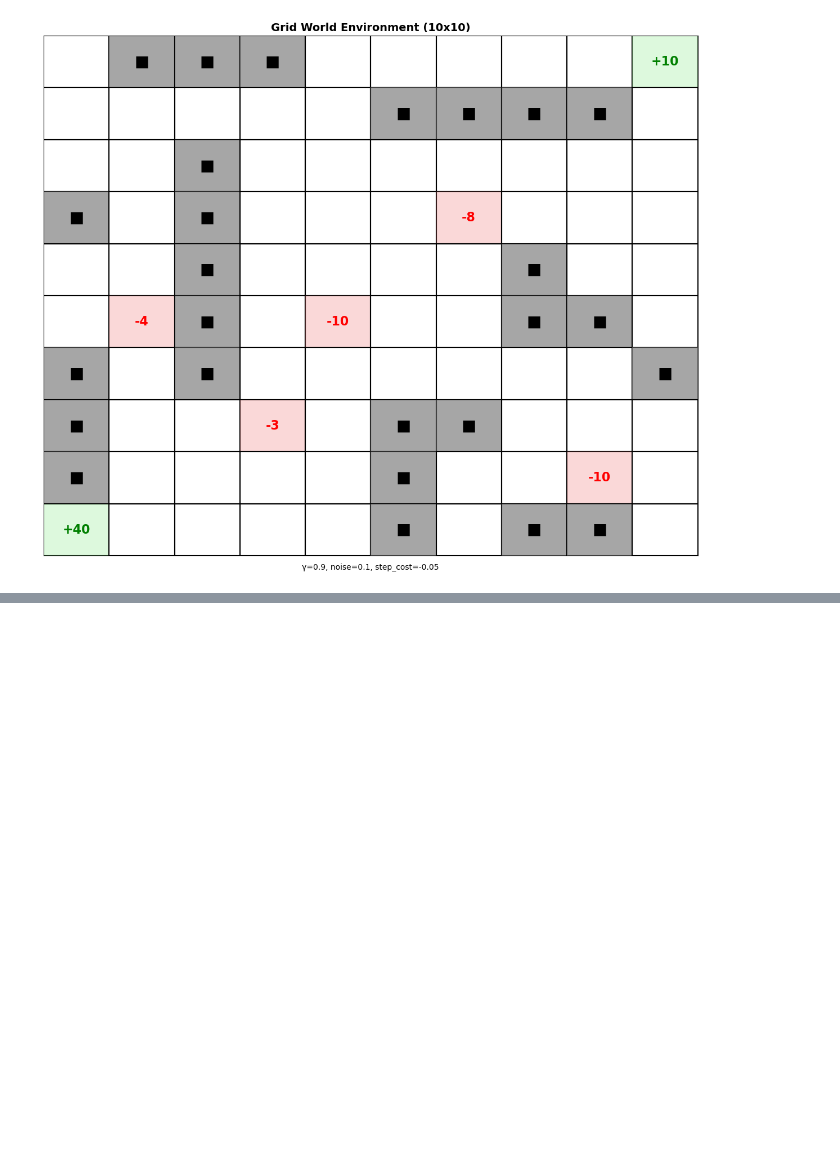
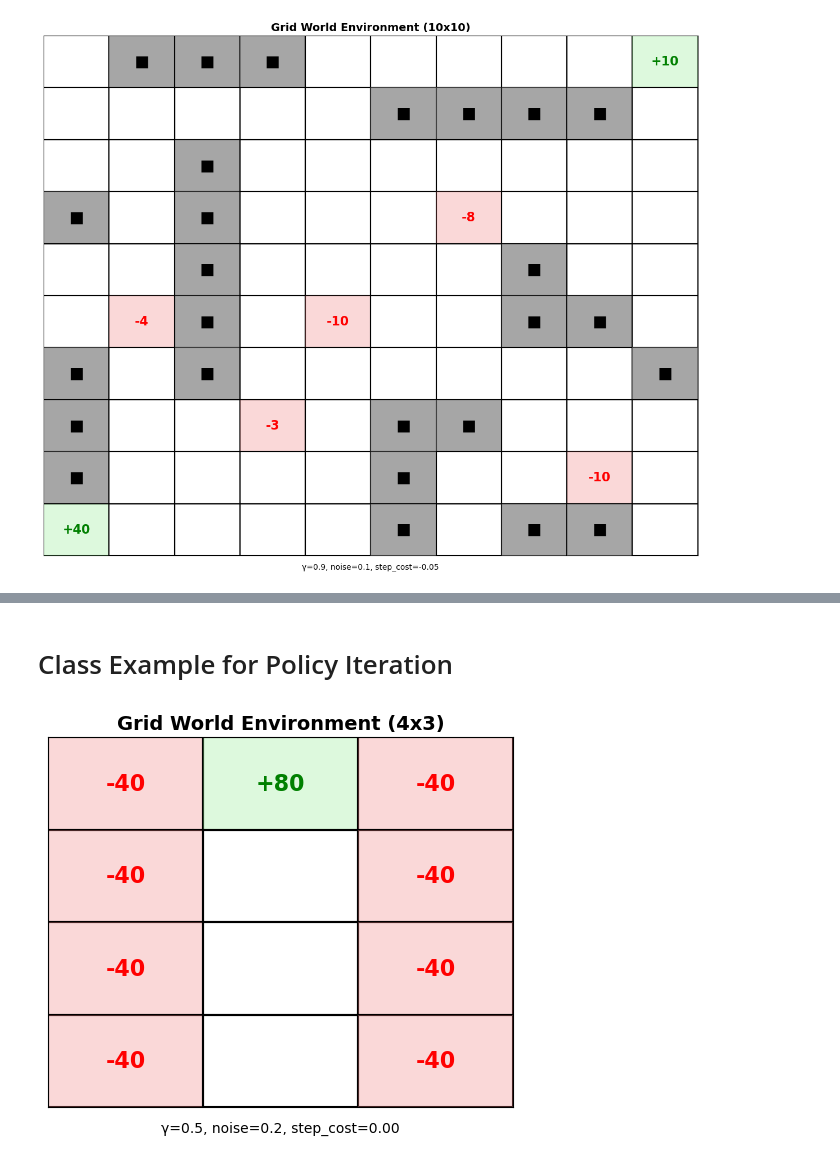
Before and after one commit to karpekov/cs3600-mdp-gridworld, a Jupyter notebook: gridworld_mdp.ipynb, the cells around one changed output, grey strips where cells are left out. Saved outputs shown, nothing was run; the diff lists cells and outputs as text; code cells hidden in the pictures; blank space fills up the shorter version.

```diff
--- a/gridworld_mdp.ipynb
+++ b/gridworld_mdp.ipynb
@@ -233,3 +233,49 @@ widgets = custom_env.create_visualization_widgets()
 VBox(children=(HBox(children=(RadioButtons(description='Algorithm:', layout=Layout(width='200px'), options=('V…
 [interactive output not drawn]
 [interactive output not drawn]
+# %% [markdown]
+# Class Example for Policy Iteration
+# %%
+ROWS = 4
+COLS = 3
+GAMMA = 0.5
+NOISE = 0.2
+STEP_COST = 0
+FORMULA_TYPE = 'BERKELEY'
+
+# Create 10x10 environment
+policy_iteration_env = GridWorldMDP(
+    rows=ROWS,
+    cols=COLS,
+    gamma=GAMMA,
+    noise=NOISE,
+    step_cost=STEP_COST
+)
+
+# Multiple goal states (positive rewards)
+goals = {
+    (0, 1): +80,
+}
+
+# Multiple traps (negative rewards)
+traps = {
+    (0, 0): -40,
+    (1, 0): -40,
+    (2, 0): -40,
+    (3, 0): -40,
+    (0, 2): -40,
+    (1, 2): -40,
+    (2, 2): -40,
+    (3, 2): -40,
+}
+
+# Combine all terminal states
+all_terminals = {**goals, **traps}
+
+# Set up the environment
+policy_iteration_env.set_terminals(all_terminals)
+
+# Display the environment structure
+policy_iteration_env.plot_environment()
+# %% [output]
+[figure, added]
```
Also changed, not shown: parts of 2 cells of this notebook, 1 other file.
